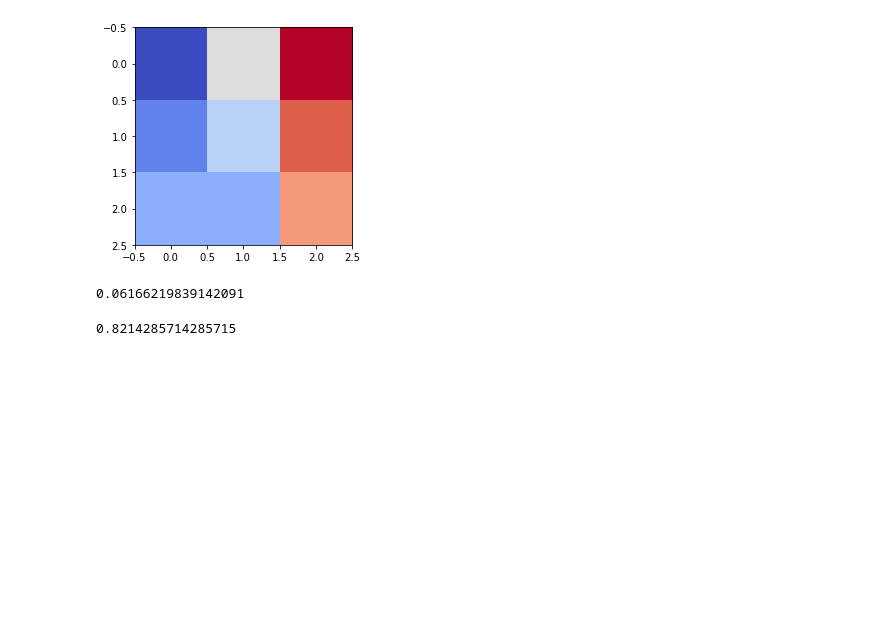
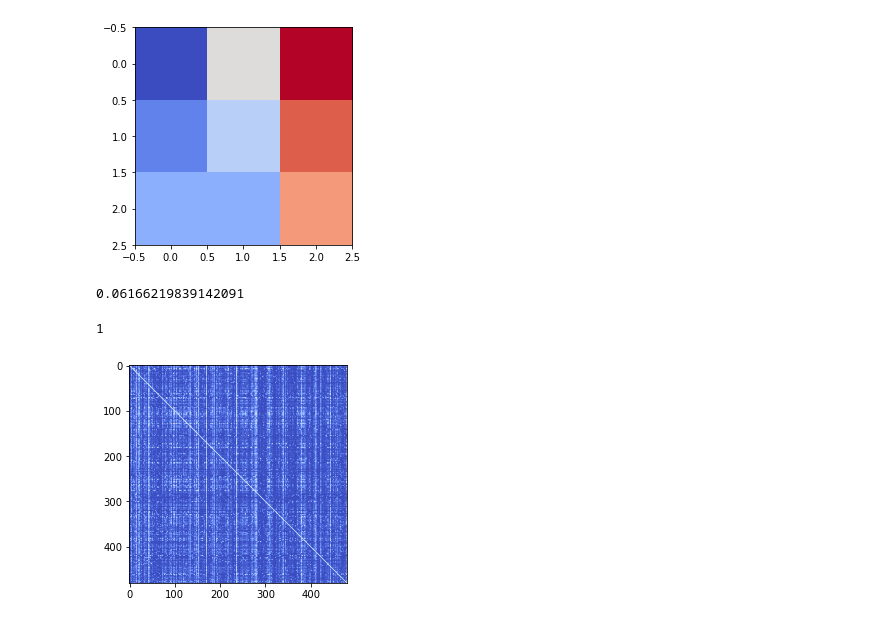
Before and after one commit to metalmulisha205/TTP-Activity-Attack-Graphing, a Jupyter notebook: heatmap.ipynb, the cells around one changed output. Saved outputs shown, nothing was run; the diff lists cells and outputs as text; code cells hidden in the pictures; blank space fills up the shorter version.

Commit message:
heatmap done.

```diff
--- a/heatmap.ipynb
+++ b/heatmap.ipynb
@@ -63,18 +63,24 @@ calculateSupport(["'T1566.002'", "'T1204.002'"], aprList)
 # calculates the confidence of 1:1 rule where data is a list of lists
 # anticedant and consequent are lists such that anticedant -> consequent
 def calculateConfidence(anticedant, consequent, data):
+    if anticedant == consequent:
+        return 1
     return calculateSupport(anticedant+consequent, data)/calculateSupport(anticedant, data)
 
-calculateConfidence(["'T1566.002'"], ["'T1204.002'"], aprList)
+calculateConfidence(["'T1583.002'"], ["'T1583.002'"], aprList)
 # %% [output]
-0.8214285714285715
+1
 # %%
 # loop through set of all TTPs
 from tqdm import tqdm
-ttps = list(set([item for sublist in aprList for item in sublist]))
+ttps = list(set([item for sublist in aprList for item in sublist]))[1:]
+size = len(ttps)
 
-confidenceMatrix = [[0]*len(ttps)]*len(ttps)
-supportMatrix = [[0]*len(ttps)]*len(ttps)
-for i in tqdm(range(0, len(ttps))):
-    for j in range(0, len(ttps)):
-        confidenceMatrix[i][j] = calculateConfidence([ttps[i]], [ttps[j]], aprList)
+confidenceMatrix = []
+supportMatrix = []
+
+for rowTTP in ttps[0:size]:
+    curRow = []
+    for colTTP in ttps[0:size]:
+        curRow.append(calculateConfidence([rowTTP], [colTTP], aprList))
+    confidenceMatrix.append(curRow)
@@ -82,0 +87,5 @@ for i in tqdm(range(0, len(ttps))):
+# %%
+plt.imshow(confidenceMatrix, cmap="coolwarm")
+plt.show()
+# %% [output]
+[figure, added]
```
Also changed, not shown: parts of 5 cells of this notebook, 3 other files.
